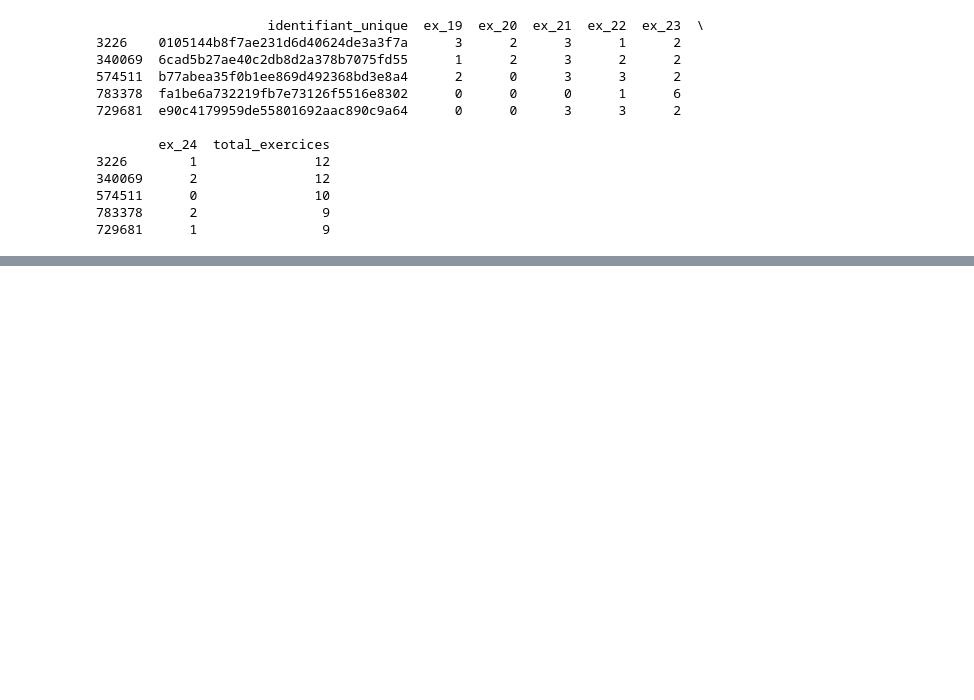
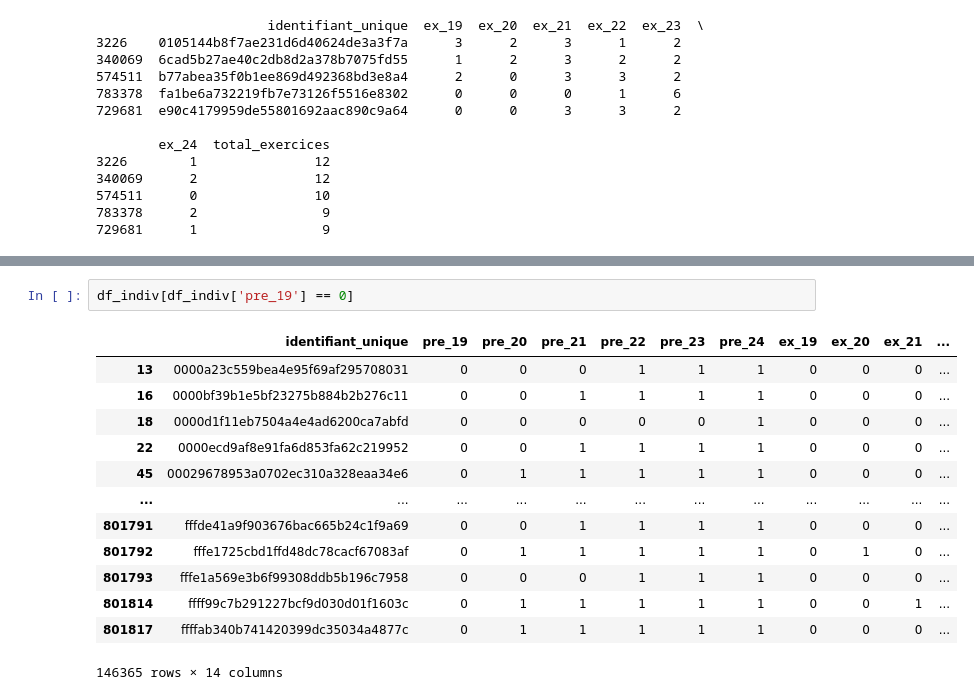
Before and after one commit to KUISSU/Exiom_Stage, a Jupyter notebook: Note_book/Base_frequence.ipynb, the cells around one changed output, grey strips where cells are left out. Saved outputs shown, nothing was run; the diff lists cells and outputs as text; blank space fills up the shorter version.

Commit message:
Pb_identifiant

```diff
--- a/Note_book/Base_frequence.ipynb
+++ b/Note_book/Base_frequence.ipynb
@@ -259,0 +318,16 @@ print(somme_ex.head())
+# %%
+df_indiv[df_indiv['pre_19'] == 0]
+# %% [output]
+|  | identifiant_unique | pre_19 | pre_20 | pre_21 | pre_22 | pre_23 | pre_24 | ex_19 | ex_20 | ex_21 | ... |
+| 13 | 0000a23c559bea4e95f69af295708031 | 0 | 0 | 0 | 1 | 1 | 1 | 0 | 0 | 0 | ... |
+| 16 | 0000bf39b1e5bf23275b884b2b276c11 | 0 | 0 | 1 | 1 | 1 | 1 | 0 | 0 | 0 | ... |
+| 18 | 0000d1f11eb7504a4e4ad6200ca7abfd | 0 | 0 | 0 | 0 | 0 | 1 | 0 | 0 | 0 | ... |
+| 22 | 0000ecd9af8e91fa6d853fa62c219952 | 0 | 0 | 1 | 1 | 1 | 1 | 0 | 0 | 0 | ... |
+| 45 | 00029678953a0702ec310a328eaa34e6 | 0 | 1 | 1 | 1 | 1 | 1 | 0 | 0 | 0 | ... |
+| ... | ... | ... | ... | ... | ... | ... | ... | ... | ... | ... | ... |
+| 801791 | fffde41a9f903676bac665b24c1f9a69 | 0 | 0 | 1 | 1 | 1 | 1 | 0 | 0 | 0 | ... |
+| 801792 | fffe1725cbd1ffd48dc78cacf67083af | 0 | 1 | 1 | 1 | 1 | 1 | 0 | 1 | 0 | ... |
+| 801793 | fffe1a569e3b6f99308ddb5b196c7958 | 0 | 0 | 0 | 1 | 1 | 1 | 0 | 0 | 0 | ... |
+| 801814 | ffff99c7b291227bcf9d030d01f1603c | 0 | 1 | 1 | 1 | 1 | 1 | 0 | 0 | 1 | ... |
+| 801817 | ffffab340b741420399dc35034a4877c | 0 | 1 | 1 | 1 | 1 | 1 | 0 | 0 | 0 | ... |
+146365 rows × 14 columns
```
Also changed, not shown: parts of 1 cell of this notebook.
